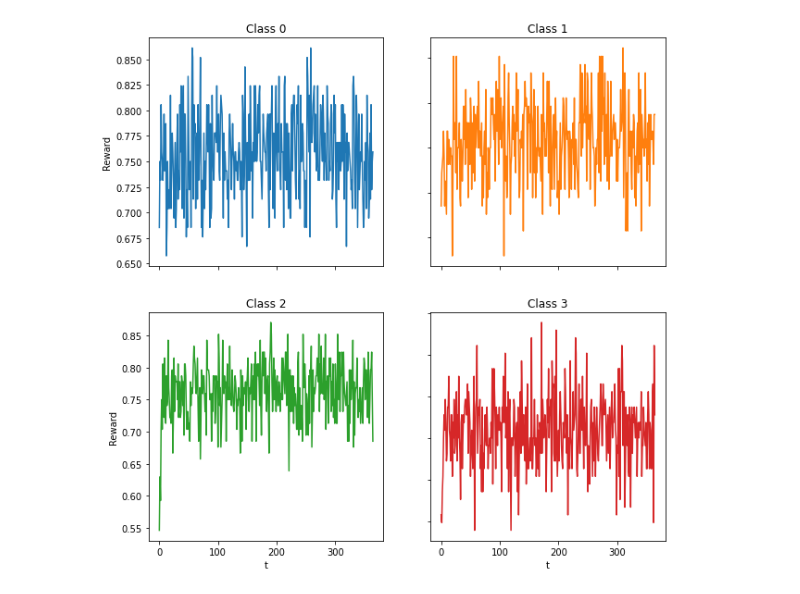
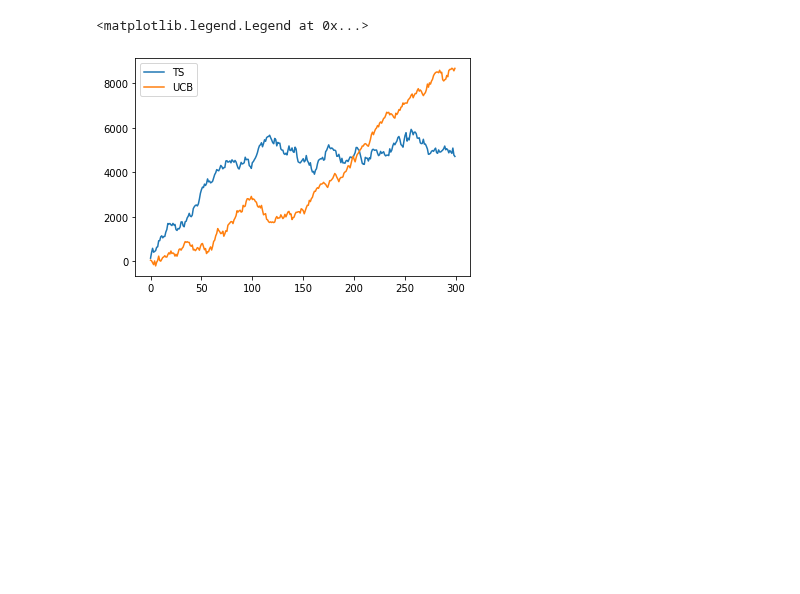
Before and after one commit to AliceCasali/Data_Intelligence_Application, a Jupyter notebook: step3.ipynb, the cells around one changed output. Saved outputs shown, nothing was run; the diff lists cells and outputs as text; code cells hidden in the pictures; blank space fills up the shorter version.

```diff
--- a/step3.ipynb
+++ b/step3.ipynb
@@ -19,14 +19,19 @@ conv_rate2 = np.array([[0.1, 0.2, 0.15, 0.2],
                     [0.2, 0.35, 0.25, 0.4],
                     [0.4, 0.45, 0.35, 0.6]])
 
-prices = [500, 690, 750, 850, 900]
+prices = [500, 600, 700, 750, 850, 900, 1000]
 arms = prices #TODO:change this value
 n_classes = 4
 
-conv_rate1 = generate_conversion_rate(prices)
+conv_rate1 = np.array([0.4, 0.3, 0.3, 0.25, 0.2, 0.15, 0.1])
 
 max_conv = np.argmax(conv_rate1)
 
 opt = conv_rate1[max_conv]
 print(opt)
+
+max_conv = np.argmax(conv_rate1)
+
+opt = conv_rate1[max_conv]
+print(opt)
 # %% [output]
@@ -34,29 +40,33 @@ print(opt)
 # %%
-n_experiments = 365
-customerParams = zip([100,100,100,100], [10,10,10,10])
+#Optimum = max(arm*conv_1)
+#UCB explodes for higher conversion rates
+
+n_experiments = 300
+customerParams = zip([20, 20, 20, 20], [5,5,5,5])
 env = Environment(customerParams, discounts, prices, conv_rate1, conv_rate2)
 ts_learner =TS_Learner(arms=arms)
 u_learner = UCB(n_arms=len(arms))
 
-ts_rewards_per_class_per_day = [[] for i in range(n_classes)]
-u_rewards_per_class_per_day = [[] for i in range(n_classes)]
+ts_rewards_per_class_per_day = []
+u_rewards_per_class_per_day = []
 
 for day in range(n_experiments):
-    ts_rewards_per_experiment = [np.array([0]) for i in range(n_classes)]
-    u_rewards_per_experiment = [np.array([0]) for i in range(n_classes)]
+    ts_rewards_per_experiment = []
+    u_rewards_per_experiment = []
     for customer in range(np.max(env.customers)):
+        #When a class consumes all customers, stop updating and adding more reward
         to_be_updated = env.customers > customer
 
         ts_pulled_arms = ts_learner.pull_arm_per_class()
         ts_reward = env.round1_per_class(ts_pulled_arms)
         ts_learner.update(ts_pulled_arms, ts_reward, to_be_updated)
-        ts_rewards_per_experiment = [np.append(ts_rewards_per_experiment[index], r) for index, r in enumerate(ts_reward)]
+        #Optimum - reward*arm[pulled]
+        ts_rewards_per_experiment.append(sum(np.max(np.array(arms)*np.array(conv_rate1))*np.array(to_be_updated, dtype= int)) - sum(np.array(arms)[ts_pulled_arms]*np.array(ts_reward)*np.array(to_be_updated, dtype= int)))
 
         u_pulled_arms = u_learner.pull_arm_per_class()
         u_reward = env.round1_per_class(u_pulled_arms)
         u_learner.update(u_pulled_arms, u_reward, to_be_updated)
-        u_rewards_per_experiment = [np.append(u_rewards_per_experiment[index], r) for index, r in enumerate(u_reward)]
+        u_rewards_per_experiment.append(sum(np.max(np.array(arms)*np.array(conv_rate1))*np.array(to_be_updated, dtype= int)) - sum(np.array(arms)[u_pulled_arms]*np.array(u_reward)*np.array(to_be_updated, dtype= int)))
 
-    for c in range (n_classes):
-        ts_rewards_per_class_per_day[c].append([ts_rewards_per_experiment[c]])
-        u_rewards_per_class_per_day[c].append([u_rewards_per_experiment[c]])
+    ts_rewards_per_class_per_day.append([ts_rewards_per_experiment])
+    u_rewards_per_class_per_day.append([u_rewards_per_experiment])
@@ -82,19 +73,7 @@ for ax in axs.flat:
-# %%
-fig, axs = plt.subplots(2, 2, figsize=(10,10))
-axs[0, 0].plot(np.array([np.mean(x) for x in ts_rewards_per_class_per_day[0]]))
-axs[0, 0].set_title('Class 0')
-axs[0, 1].plot(np.array([np.mean(x) for x in ts_rewards_per_class_per_day[1]]), 'tab:orange')
-axs[0, 1].set_title('Class 1')
-axs[1, 0].plot(np.array([np.mean(x) for x in ts_rewards_per_class_per_day[2]]), 'tab:green')
-axs[1, 0].set_title('Class 2')
-axs[1, 1].plot(np.array([np.mean(x) for x in ts_rewards_per_class_per_day[3]]), 'tab:red')
-axs[1, 1].set_title('Class 3')
-
-for ax in axs.flat:
-    ax.set(xlabel='t', ylabel='Reward')
-
-# Hide x labels and tick labels for top plots and y ticks for right plots.
-for ax in axs.flat:
-    ax.label_outer()
-# %% [output]
-[figure, removed]
+# %%
+plt.plot(np.cumsum(np.mean(ts_rewards_per_class_per_day, axis=2)))
+plt.plot(np.cumsum(np.mean(u_rewards_per_class_per_day, axis=2)))
+plt.legend(['TS', 'UCB'])
+# %% [output]
+<matplotlib.legend.Legend at 0x...>
+[figure, added]
```
Also changed, not shown: parts of 2 cells of this notebook, 2 other files.
